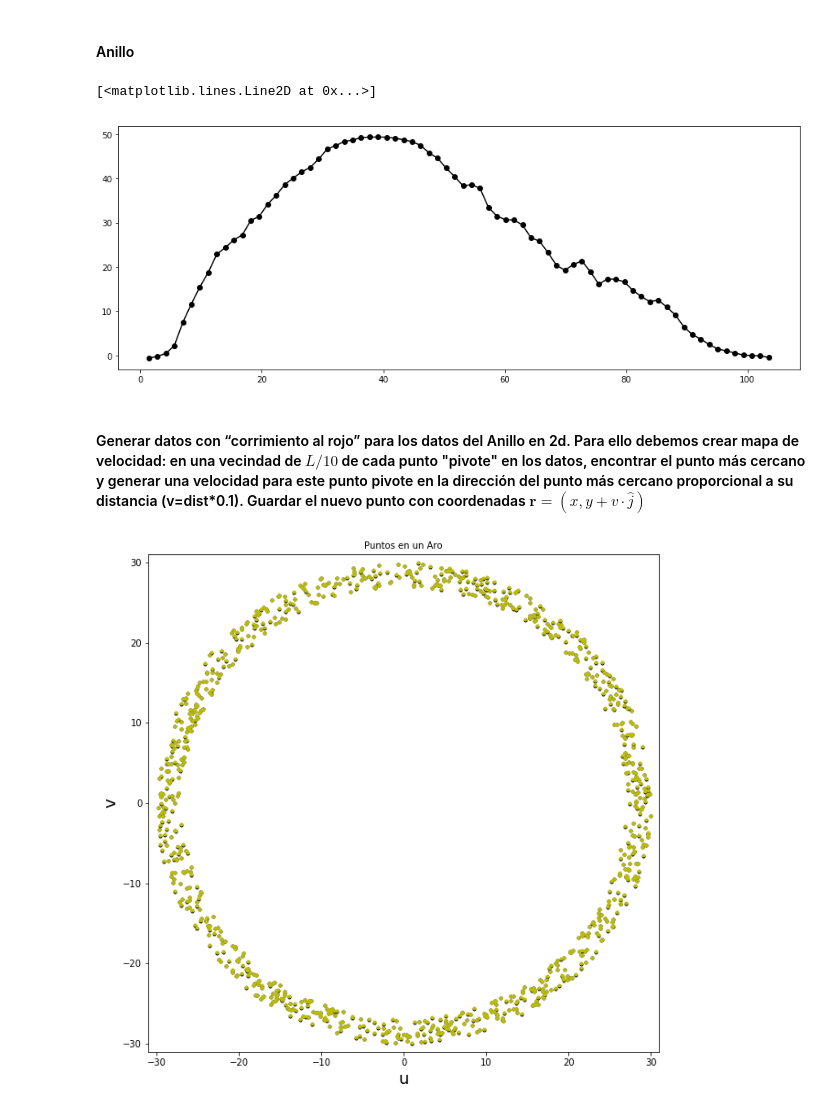
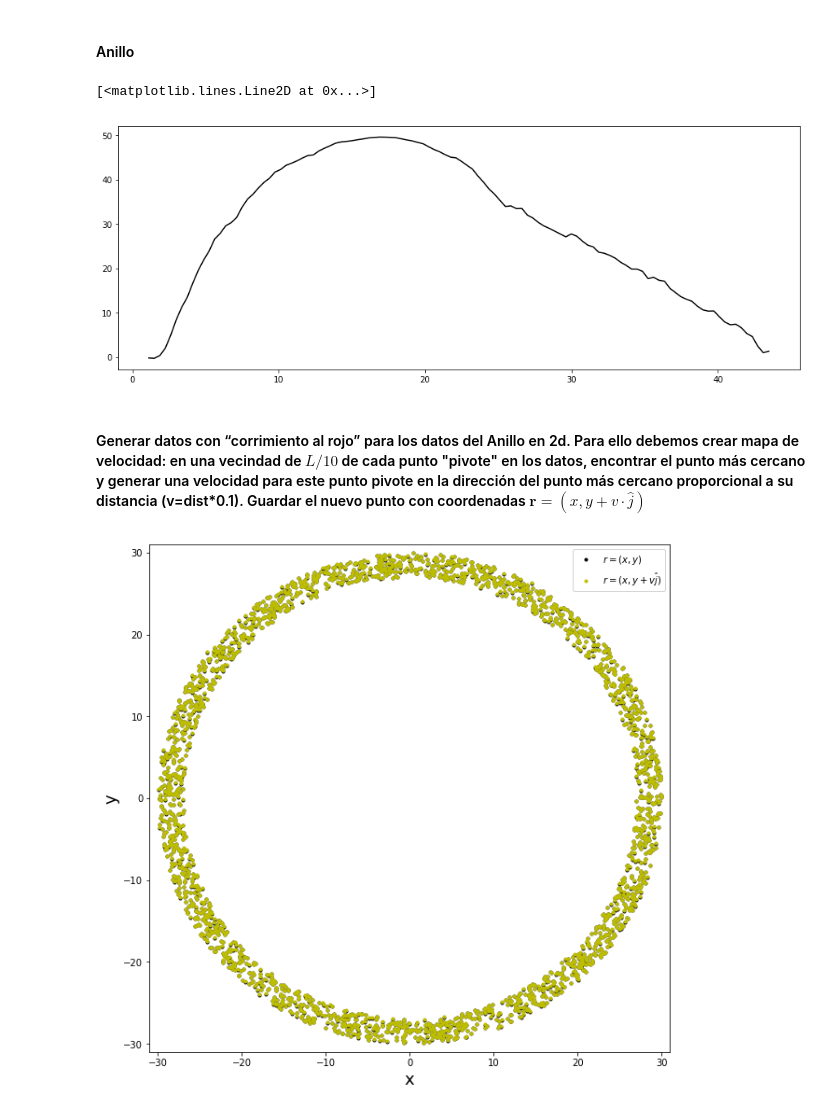
Before and after one commit to CosmoStats/cosmostats2018-Oscar2401, a Jupyter notebook: 2daParte/Ejercicio4/Ejercico_4.ipynb, the cells around one changed output. Drawn from its saved outputs; the diff is of its cells as text; code cells hidden in the pictures.

```diff
--- a/2daParte/Ejercicio4/Ejercico_4.ipynb
+++ b/2daParte/Ejercicio4/Ejercico_4.ipynb
@@ -59,7 +59,7 @@ def anillo_random(rad_ex,rad_in,puntos):  #Depende del radio esterior y interior
 
     return np.loadtxt('Tabla_Datos_Aro.dat') # u = RR_1[:,0] y v = RR_1[:,1]
 # %%
-anillo = anillo_random(30,27,1000) # Anillo de radio interno n y radio externo m con p puntos
+anillo = anillo_random(30,27,2500) # Anillo de radio interno n y radio externo m con p puntos
 # %%
 dis_anillo = dis_NN(anillo)
 # %%
@@ -133,10 +133,10 @@ def fourire(x_n, L ,dim):
 P_anillo_4 = fourire(LS_anillo[l_0:-l_1],50,1)
 # %%
 plt.figure(figsize=(15,5.5))
-plt.plot(bins_R_anillo[l_0:-(l_1+1)],P_anillo_4,'ko-')
+plt.plot(bins_D_anillo[l_0:-(l_1+1)],P_anillo_4,'k-')
 # %% [output]
 [<matplotlib.lines.Line2D at 0x...>]
-[figure, old version]
+[figure, new version]
 # %% [markdown]
 #### Generar datos con “corrimiento al rojo” para los datos del Anillo en 2d. Para ello debemos crear mapa de velocidad: en una vecindad de $L/10$ de cada punto "pivote" en los datos, encontrar el punto más cercano y generar una velocidad para este punto pivote en la dirección del punto más cercano proporcional a su distancia (v=dist*0.1). Guardar el nuevo punto con coordenadas $\textbf{r} = (x,y + v·\hat{j})$
 # %%
@@ -162,16 +162,16 @@ def map_vel (caja):
 
     return r
 # %%
-vel_anillo = map_vel(anillo)
+r_anillo = map_vel(anillo)
 # %%
 plt.figure(figsize=(10,10))
-plt.title('Puntos en un Aro',fontsize=10)
-plt.plot(anillo.T[0],anillo.T[1],'k.')
-plt.plot(vel_anillo[0],vel_anillo[1],'y.')
-plt.xlabel('u',fontsize=18)
-plt.ylabel('v',fontsize=18)
+plt.plot(anillo.T[0],anillo.T[1],'k.',label= '$r = (x,y)$')
+plt.plot(r_anillo[0],r_anillo[1],'y.',label = '$r= (x,y+v\hat{j})$')
+plt.xlabel('x',fontsize=18)
+plt.ylabel('y',fontsize=18)
 plt.xlim(-31,31)
 plt.ylim(-31,31)
+plt.legend()
 plt.show()
 # %% [output]
-[figure, old version]
+[figure, new version]
```
Also changed, not shown: parts of 22 cells of this notebook, 2 other files.
